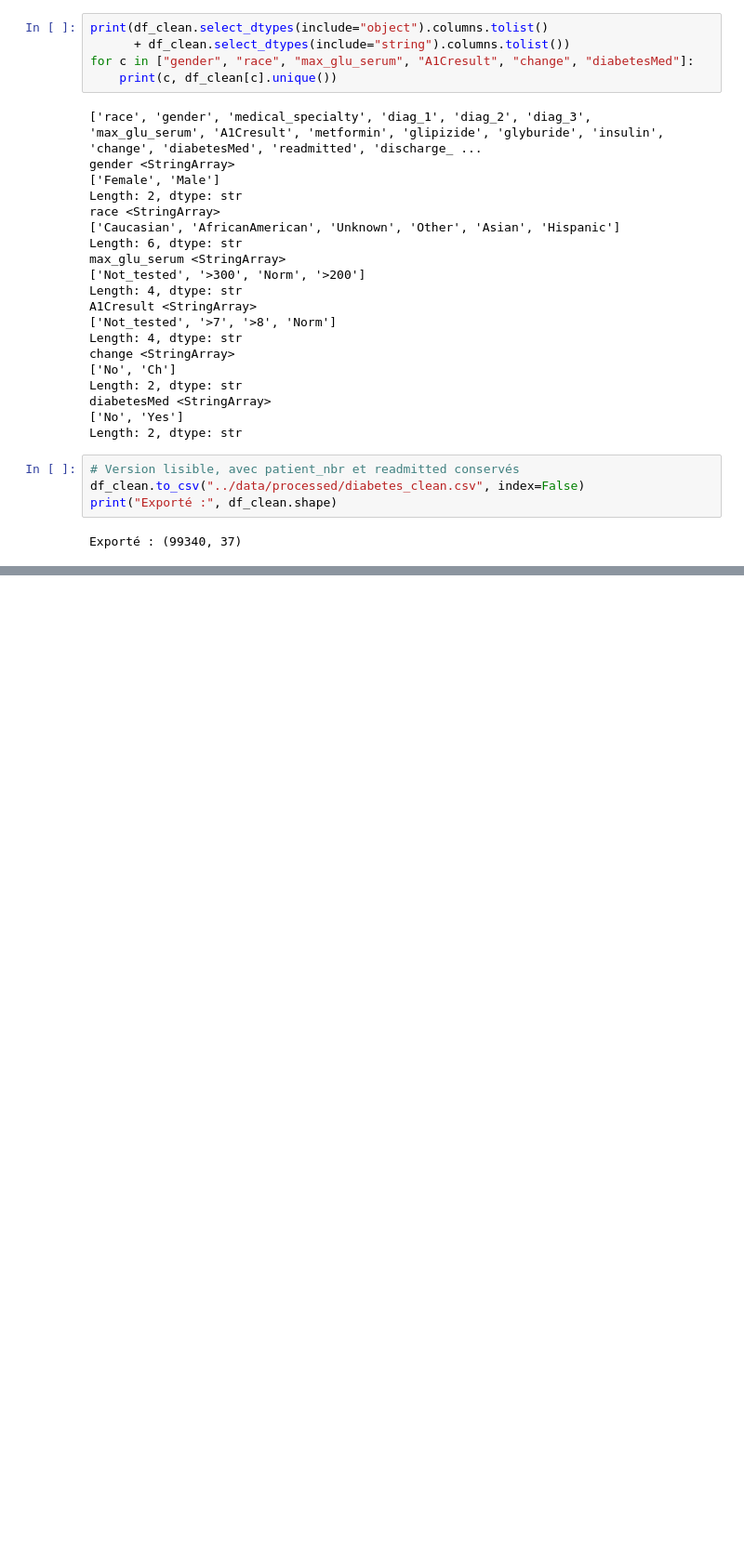
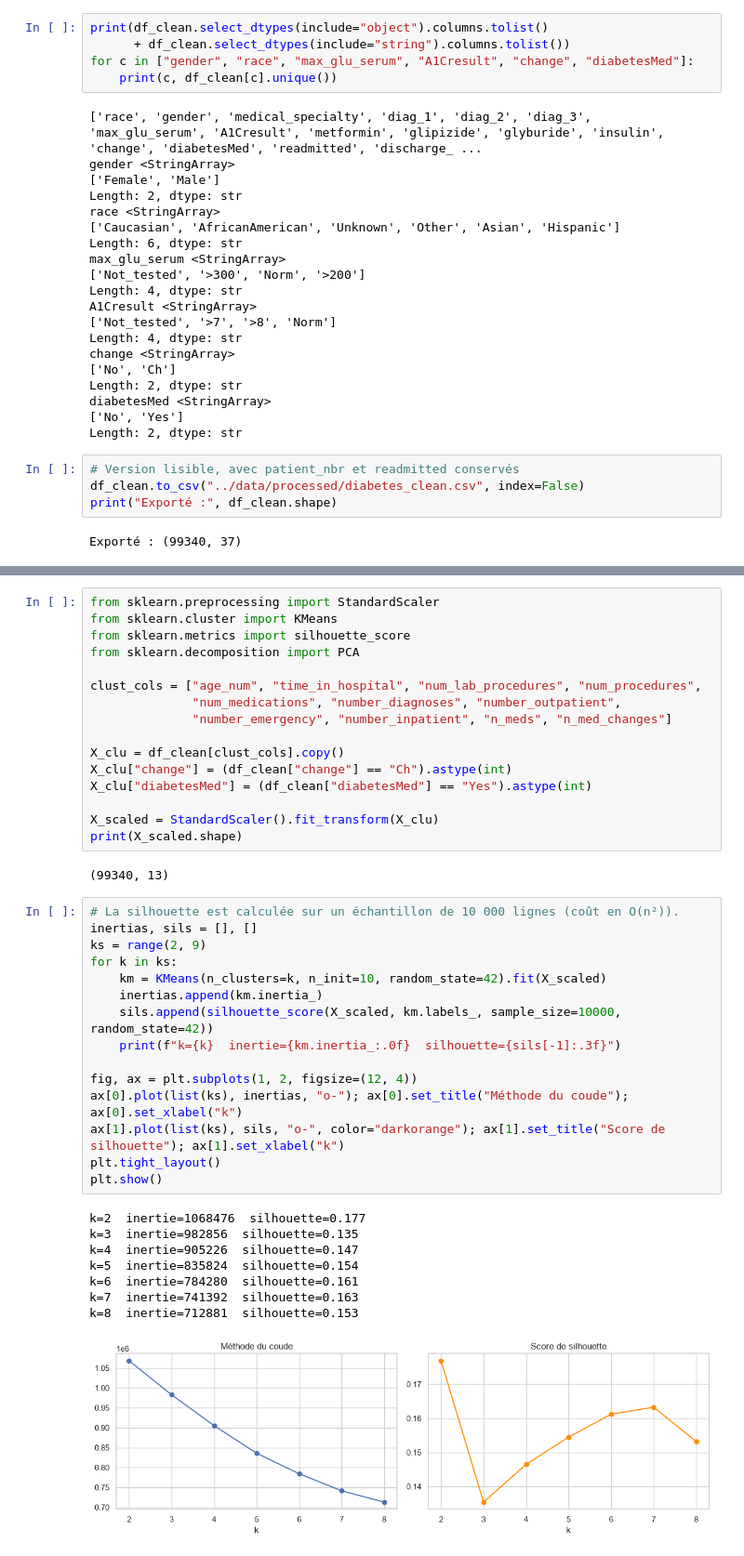
Before and after one commit to Mouhamed-Rayen-Dhaouadi/diabetes-readmission-ml, a Jupyter notebook: notbooks/lab_diabetes.ipynb, the cells around one changed output, grey strips where cells are left out. Shown at 93% size. Saved outputs shown, nothing was run; the diff lists cells and outputs as text; blank space fills up the shorter version.

```diff
--- a/notbooks/lab_diabetes.ipynb
+++ b/notbooks/lab_diabetes.ipynb
@@ -619,0 +628,42 @@ Exporté : (99340, 37)
+# %%
+from sklearn.preprocessing import StandardScaler
+from sklearn.cluster import KMeans
+from sklearn.metrics import silhouette_score
+from sklearn.decomposition import PCA
+
+clust_cols = ["age_num", "time_in_hospital", "num_lab_procedures", "num_procedures",
+              "num_medications", "number_diagnoses", "number_outpatient",
+              "number_emergency", "number_inpatient", "n_meds", "n_med_changes"]
+
+X_clu = df_clean[clust_cols].copy()
+X_clu["change"] = (df_clean["change"] == "Ch").astype(int)
+X_clu["diabetesMed"] = (df_clean["diabetesMed"] == "Yes").astype(int)
+
+X_scaled = StandardScaler().fit_transform(X_clu)
+print(X_scaled.shape)
+# %% [output]
+(99340, 13)
+# %%
+# La silhouette est calculée sur un échantillon de 10 000 lignes (coût en O(n²)).
+inertias, sils = [], []
+ks = range(2, 9)
+for k in ks:
+    km = KMeans(n_clusters=k, n_init=10, random_state=42).fit(X_scaled)
+    inertias.append(km.inertia_)
+    sils.append(silhouette_score(X_scaled, km.labels_, sample_size=10000, random_state=42))
+    print(f"k={k}  inertie={km.inertia_:.0f}  silhouette={sils[-1]:.3f}")
+
+fig, ax = plt.subplots(1, 2, figsize=(12, 4))
+ax[0].plot(list(ks), inertias, "o-"); ax[0].set_title("Méthode du coude"); ax[0].set_xlabel("k")
+ax[1].plot(list(ks), sils, "o-", color="darkorange"); ax[1].set_title("Score de silhouette"); ax[1].set_xlabel("k")
+plt.tight_layout()
+plt.show()
+# %% [output]
+k=2  inertie=1068476  silhouette=0.177
+k=3  inertie=982856  silhouette=0.135
+k=4  inertie=905226  silhouette=0.147
+k=5  inertie=835824  silhouette=0.154
+k=6  inertie=784280  silhouette=0.161
+k=7  inertie=741392  silhouette=0.163
+k=8  inertie=712881  silhouette=0.153
+[figure, added]
```
Also changed, not shown: parts of 5 cells of this notebook.
